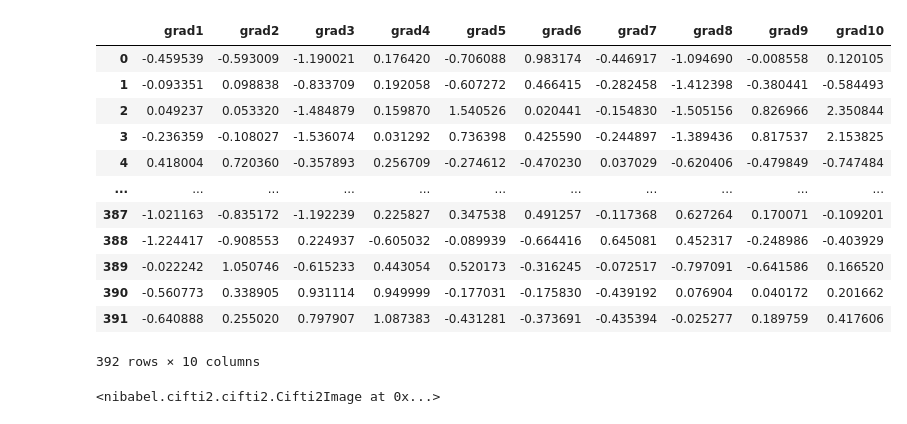
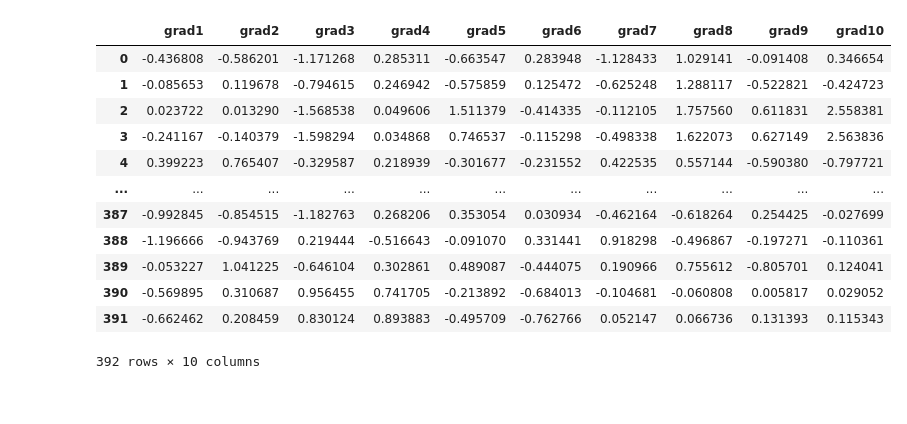
Before and after one commit to juchiyu/spin_gradients, a Jupyter notebook: HCPgrad_tidy_version.ipynb, the cells around one changed output. Saved outputs shown, nothing was run; the diff lists cells and outputs as text; code cells hidden in the pictures.

```diff
--- a/HCPgrad_tidy_version.ipynb
+++ b/HCPgrad_tidy_version.ipynb
@@ -27,45 +27,45 @@ def create_gradient(nifty, n, z_to_r):
     Returns
     -------
     grad_df
         An array of values, rows x columns is ROIs x n number of gradients
 
     '''
 
     # load the nii file with nibabel
     conn = nib.load(nifty)
     # create matrix with float data
     matrix = conn.get_fdata()
     # specify whether matrix converted to tanh matrix is true or false
     if z_to_r:
         matrix = np.tanh(matrix)
     # load GradientMaps
     gm = GradientMaps(n_components=n, random_state=0)
     # assert that the number of gradients requested does not exceed the regions of interest
     max_grads = matrix.shape[0]
     assert n <= max_grads, 'Number of gradients exceeds rows in the matrix'
     # create the gradient as a matrix
     gm.fit(matrix)
     gradient = gm.gradients_
     # convert gradient to a pandas dataframe
     grad_df = pd.DataFrame(data = gradient,
     columns=[f'grad{num + 1}' for num in range(gm.gradients_.shape[1])])
     return grad_df
 
-grad_df = create_gradient(pconnGrad, 10, True)
+grad_df = create_gradient(pconnGrad, 10, False)
 grad_df
 # %% [output]
 |  | grad1 | grad2 | grad3 | grad4 | grad5 | grad6 | grad7 | grad8 | grad9 | grad10 |
-| 0 | -0.459539 | -0.593009 | -1.190021 | 0.176420 | -0.706088 | 0.983174 | -0.446917 | -1.094690 | -0.008558 | 0.120105 |
-| 1 | -0.093351 | 0.098838 | -0.833709 | 0.192058 | -0.607272 | 0.466415 | -0.282458 | -1.412398 | -0.380441 | -0.584493 |
-| 2 | 0.049237 | 0.053320 | -1.484879 | 0.159870 | 1.540526 | 0.020441 | -0.154830 | -1.505156 | 0.826966 | 2.350844 |
-| 3 | -0.236359 | -0.108027 | -1.536074 | 0.031292 | 0.736398 | 0.425590 | -0.244897 | -1.389436 | 0.817537 | 2.153825 |
-| 4 | 0.418004 | 0.720360 | -0.357893 | 0.256709 | -0.274612 | -0.470230 | 0.037029 | -0.620406 | -0.479849 | -0.747484 |
+| 0 | -0.436808 | -0.586201 | -1.171268 | 0.285311 | -0.663547 | 0.283948 | -1.128433 | 1.029141 | -0.091408 | 0.346654 |
+| 1 | -0.085653 | 0.119678 | -0.794615 | 0.246942 | -0.575859 | 0.125472 | -0.625248 | 1.288117 | -0.522821 | -0.424723 |
+| 2 | 0.023722 | 0.013290 | -1.568538 | 0.049606 | 1.511379 | -0.414335 | -0.112105 | 1.757560 | 0.611831 | 2.558381 |
+| 3 | -0.241167 | -0.140379 | -1.598294 | 0.034868 | 0.746537 | -0.115298 | -0.498338 | 1.622073 | 0.627149 | 2.563836 |
+| 4 | 0.399223 | 0.765407 | -0.329587 | 0.218939 | -0.301677 | -0.231552 | 0.422535 | 0.557144 | -0.590380 | -0.797721 |
 | ... | ... | ... | ... | ... | ... | ... | ... | ... | ... | ... |
-| 387 | -1.021163 | -0.835172 | -1.192239 | 0.225827 | 0.347538 | 0.491257 | -0.117368 | 0.627264 | 0.170071 | -0.109201 |
-| 388 | -1.224417 | -0.908553 | 0.224937 | -0.605032 | -0.089939 | -0.664416 | 0.645081 | 0.452317 | -0.248986 | -0.403929 |
-| 389 | -0.022242 | 1.050746 | -0.615233 | 0.443054 | 0.520173 | -0.316245 | -0.072517 | -0.797091 | -0.641586 | 0.166520 |
-| 390 | -0.560773 | 0.338905 | 0.931114 | 0.949999 | -0.177031 | -0.175830 | -0.439192 | 0.076904 | 0.040172 | 0.201662 |
-| 391 | -0.640888 | 0.255020 | 0.797907 | 1.087383 | -0.431281 | -0.373691 | -0.435394 | -0.025277 | 0.189759 | 0.417606 |
+| 387 | -0.992845 | -0.854515 | -1.182763 | 0.268206 | 0.353054 | 0.030934 | -0.462164 | -0.618264 | 0.254425 | -0.027699 |
+| 388 | -1.196666 | -0.943769 | 0.219444 | -0.516643 | -0.091070 | 0.331441 | 0.918298 | -0.496867 | -0.197271 | -0.110361 |
+| 389 | -0.053227 | 1.041225 | -0.646104 | 0.302861 | 0.489087 | -0.444075 | 0.190966 | 0.755612 | -0.805701 | 0.124041 |
+| 390 | -0.569895 | 0.310687 | 0.956455 | 0.741705 | -0.213892 | -0.684013 | -0.104681 | -0.060808 | 0.005817 | 0.029052 |
+| 391 | -0.662462 | 0.208459 | 0.830124 | 0.893883 | -0.495709 | -0.762766 | 0.052147 | 0.066736 | 0.131393 | 0.115343 |
 392 rows × 10 columns
 # %%
 from pathlib import Path
@@ -131,9 +131,3 @@ def write_df_column_to_pscalar_nib(df, pscalar_template,
             img = pscalar_img,filename=to_filename)
 
     return(pscalar_img)
-# %%
-grad_image = write_df_column_to_pscalar_nib(grad_df, pconnGrad)
-
-grad_image
-# %% [output]
-<nibabel.cifti2.cifti2.Cifti2Image at 0x...>
```
Also changed, not shown: parts of 27 cells of this notebook.
